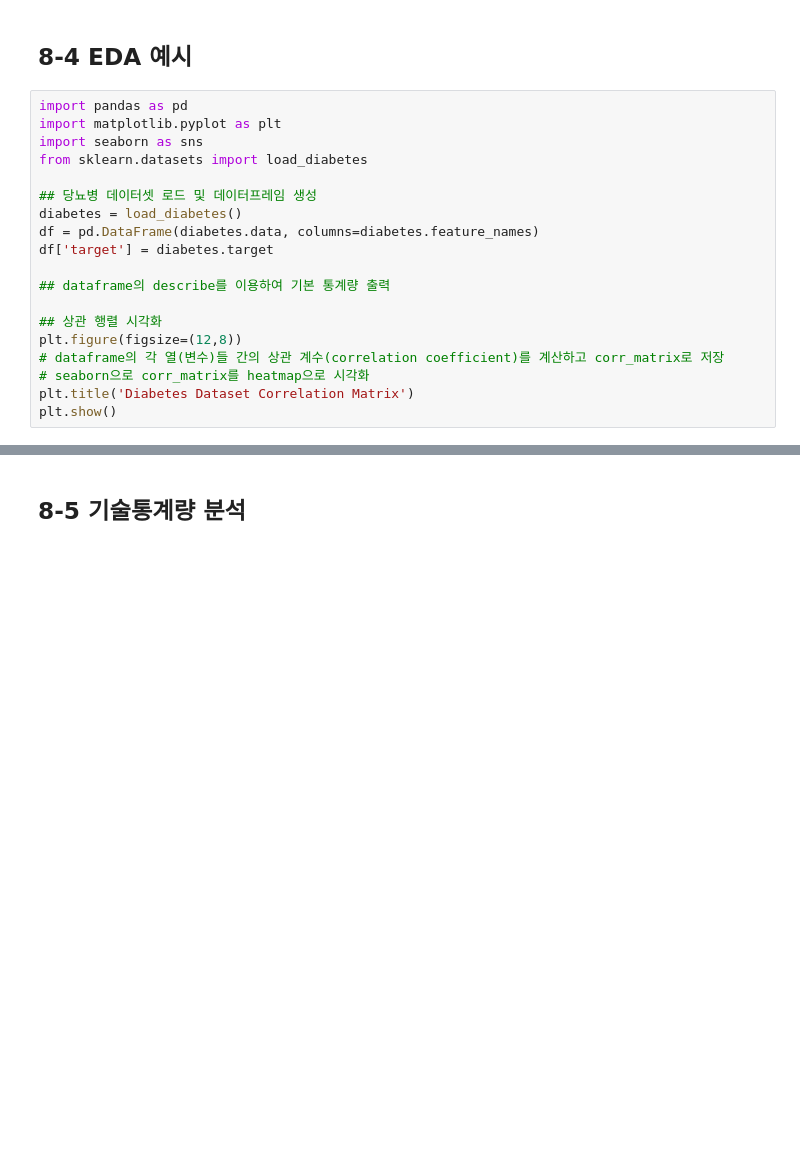
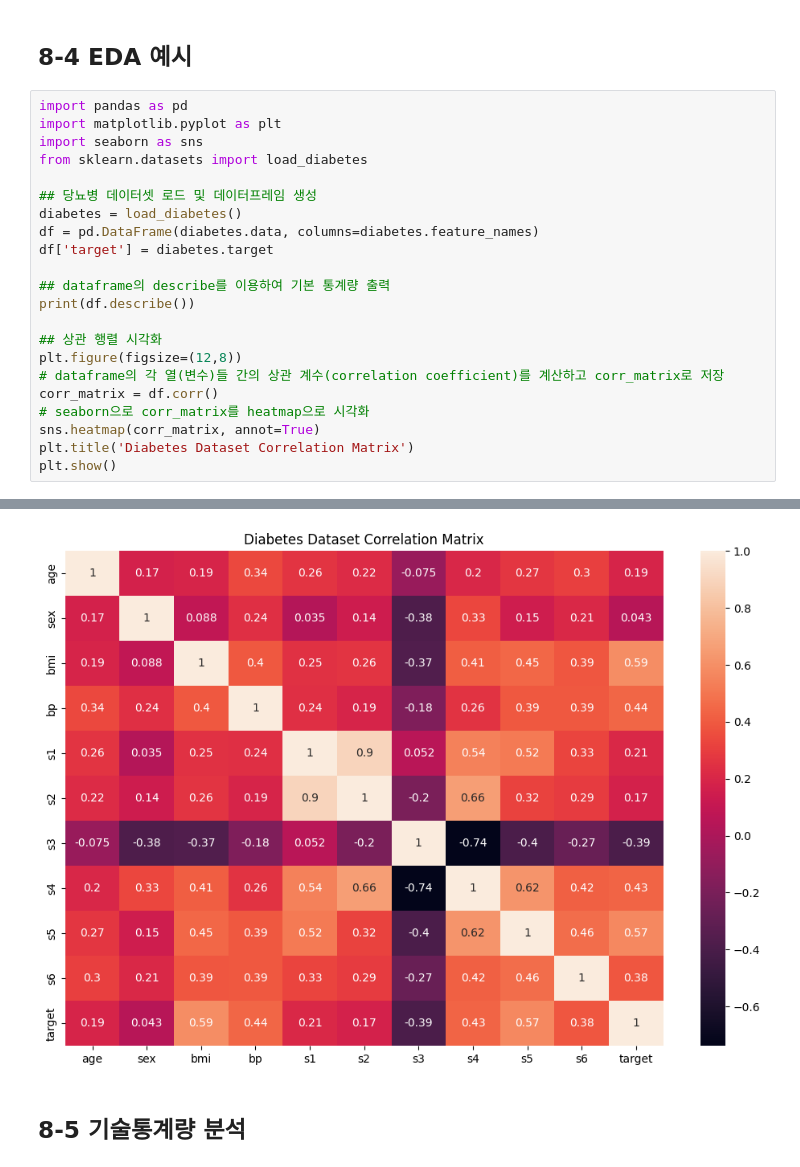
Before and after one commit to MinhoKang/Data-Analysis-with-Open-Source, a Jupyter notebook: 오픈소스_데이터_분석_8강.ipynb, the cells around one changed output, grey strips where cells are left out. Cells and saved outputs as stored; diff of their text form; blank space fills up the shorter version.

```diff
--- a/오픈소스_데이터_분석_8강.ipynb
+++ b/오픈소스_데이터_분석_8강.ipynb
@@ -140,10 +140,14 @@ df = pd.DataFrame(diabetes.data, columns=diabetes.feature_names)
 df['target'] = diabetes.target
 
 ## dataframe의 describe를 이용하여 기본 통계량 출력
+print(df.describe())
 
 ## 상관 행렬 시각화
 plt.figure(figsize=(12,8))
 # dataframe의 각 열(변수)들 간의 상관 계수(correlation coefficient)를 계산하고 corr_matrix로 저장
+corr_matrix = df.corr()
 # seaborn으로 corr_matrix를 heatmap으로 시각화
+sns.heatmap(corr_matrix, annot=True)
 plt.title('Diabetes Dataset Correlation Matrix')
 plt.show()
+# %% [output]
@@ -150,3 +171,4 @@ plt.show()
+[figure, added]
 # %% [markdown]
 ## 8-5 기술통계량 분석
 # %%
```
Also changed, not shown: parts of 3 cells of this notebook.
